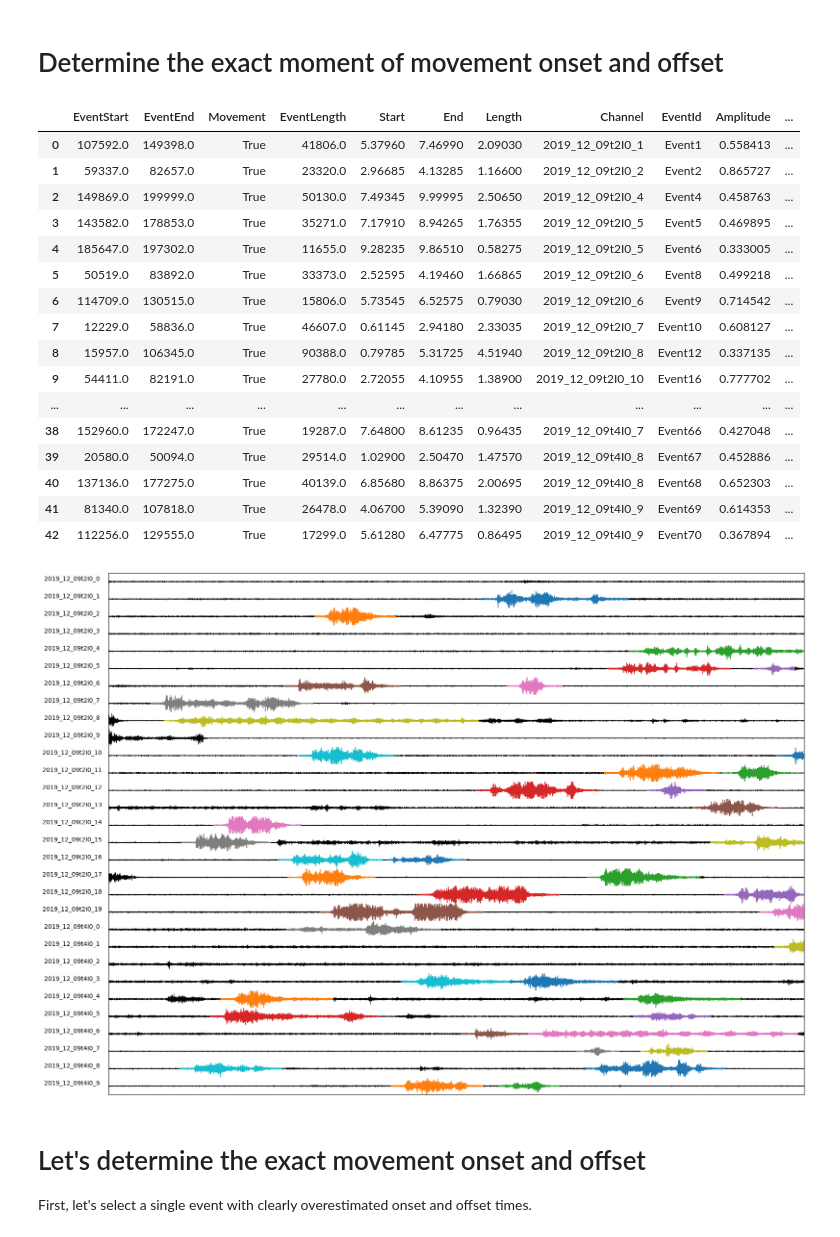
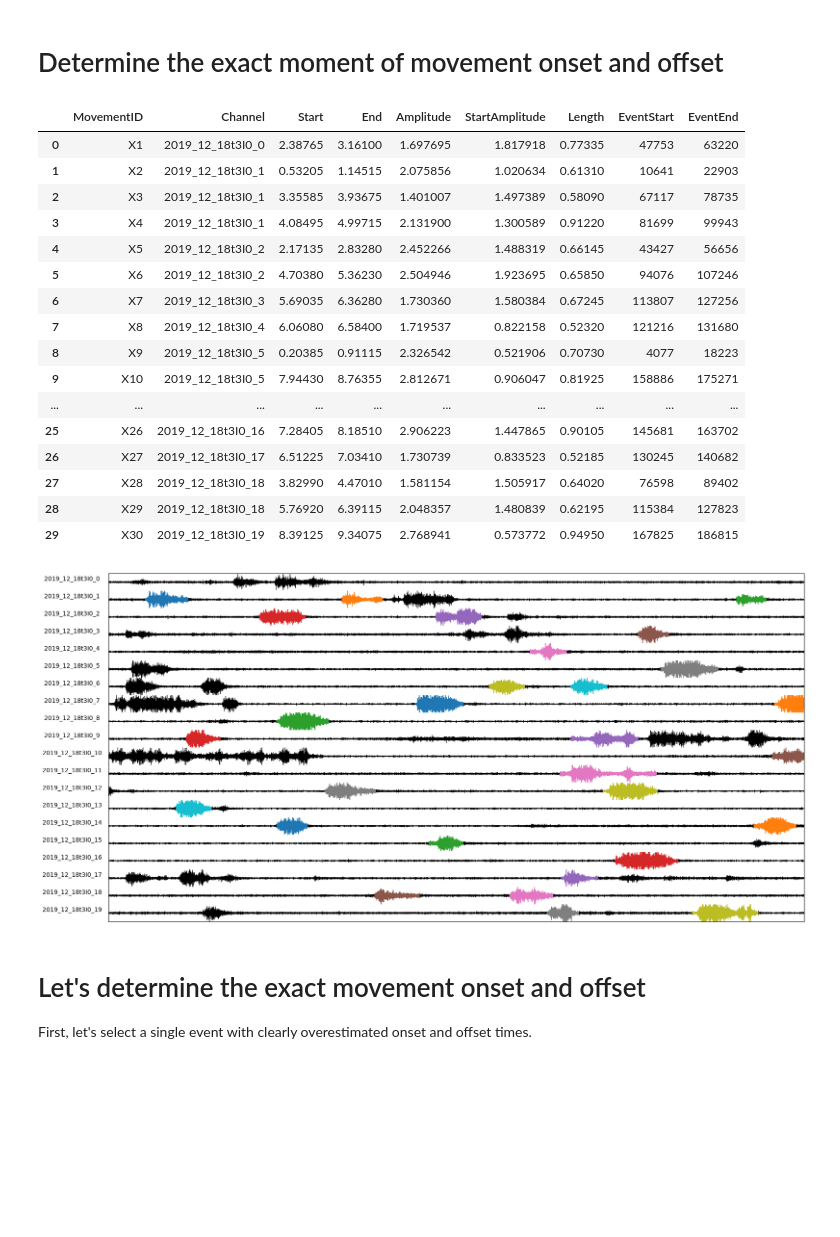
Before and after one commit to kerseviciute/spontaneous-movement, a Jupyter notebook: notebooks/emg2.ipynb, the cells around one changed output. Cells and saved outputs as stored; diff of their text form; code cells hidden in the pictures; blank space fills up the shorter version.

Commit message:
Update movement detection and filtering. Generate figures in the pipeline.

```diff
--- a/notebooks/emg2.ipynb
+++ b/notebooks/emg2.ipynb
@@ -10,28 +10,31 @@ with open('python/methods.py', 'r') as file:
     exec(file.read())
 # %%
-data = read_pickle('output/spontaneous-movement/W1/C1/emg/filter.pkl')
-events = read_pickle('output/spontaneous-movement/W1/C1/emg/quality_movement.pkl')
+data = read_pickle('../output/spontaneous-movement/W3/C10/emg/filter.pkl')
+# events = read_pickle('../output/spontaneous-movement/W1/C2/emg/movement_events.pkl')
+
+events = pd.read_csv('../output/spontaneous-movement-2/W3/C10/events2.csv')
 # %%
 events
 # %% [output]
-|  | EventStart | EventEnd | Movement | EventLength | Start | End | Length | Channel | EventId | Amplitude | ... |
-| 0 | 107592.0 | 149398.0 | True | 41806.0 | 5.37960 | 7.46990 | 2.09030 | 2019_12_09t2I0_1 | Event1 | 0.558413 | ... |
-| 1 | 59337.0 | 82657.0 | True | 23320.0 | 2.96685 | 4.13285 | 1.16600 | 2019_12_09t2I0_2 | Event2 | 0.865727 | ... |
-| 2 | 149869.0 | 199999.0 | True | 50130.0 | 7.49345 | 9.99995 | 2.50650 | 2019_12_09t2I0_4 | Event4 | 0.458763 | ... |
-| 3 | 143582.0 | 178853.0 | True | 35271.0 | 7.17910 | 8.94265 | 1.76355 | 2019_12_09t2I0_5 | Event5 | 0.469895 | ... |
-| 4 | 185647.0 | 197302.0 | True | 11655.0 | 9.28235 | 9.86510 | 0.58275 | 2019_12_09t2I0_5 | Event6 | 0.333005 | ... |
-| 5 | 50519.0 | 83892.0 | True | 33373.0 | 2.52595 | 4.19460 | 1.66865 | 2019_12_09t2I0_6 | Event8 | 0.499218 | ... |
-| 6 | 114709.0 | 130515.0 | True | 15806.0 | 5.73545 | 6.52575 | 0.79030 | 2019_12_09t2I0_6 | Event9 | 0.714542 | ... |
-| 7 | 12229.0 | 58836.0 | True | 46607.0 | 0.61145 | 2.94180 | 2.33035 | 2019_12_09t2I0_7 | Event10 | 0.608127 | ... |
-| 8 | 15957.0 | 106345.0 | True | 90388.0 | 0.79785 | 5.31725 | 4.51940 | 2019_12_09t2I0_8 | Event12 | 0.337135 | ... |
-| 9 | 54411.0 | 82191.0 | True | 27780.0 | 2.72055 | 4.10955 | 1.38900 | 2019_12_09t2I0_10 | Event16 | 0.777702 | ... |
-| ... | ... | ... | ... | ... | ... | ... | ... | ... | ... | ... | ... |
-| 38 | 152960.0 | 172247.0 | True | 19287.0 | 7.64800 | 8.61235 | 0.96435 | 2019_12_09t4I0_7 | Event66 | 0.427048 | ... |
-| 39 | 20580.0 | 50094.0 | True | 29514.0 | 1.02900 | 2.50470 | 1.47570 | 2019_12_09t4I0_8 | Event67 | 0.452886 | ... |
-| 40 | 137136.0 | 177275.0 | True | 40139.0 | 6.85680 | 8.86375 | 2.00695 | 2019_12_09t4I0_8 | Event68 | 0.652303 | ... |
-| 41 | 81340.0 | 107818.0 | True | 26478.0 | 4.06700 | 5.39090 | 1.32390 | 2019_12_09t4I0_9 | Event69 | 0.614353 | ... |
-| 42 | 112256.0 | 129555.0 | True | 17299.0 | 5.61280 | 6.47775 | 0.86495 | 2019_12_09t4I0_9 | Event70 | 0.367894 | ... |
+|  | MovementID | Channel | Start | End | Amplitude | StartAmplitude | Length | EventStart | EventEnd |
+| 0 | X1 | 2019_12_18t3I0_0 | 2.38765 | 3.16100 | 1.697695 | 1.817918 | 0.77335 | 47753 | 63220 |
+| 1 | X2 | 2019_12_18t3I0_1 | 0.53205 | 1.14515 | 2.075856 | 1.020634 | 0.61310 | 10641 | 22903 |
+| 2 | X3 | 2019_12_18t3I0_1 | 3.35585 | 3.93675 | 1.401007 | 1.497389 | 0.58090 | 67117 | 78735 |
+| 3 | X4 | 2019_12_18t3I0_1 | 4.08495 | 4.99715 | 2.131900 | 1.300589 | 0.91220 | 81699 | 99943 |
+| 4 | X5 | 2019_12_18t3I0_2 | 2.17135 | 2.83280 | 2.452266 | 1.488319 | 0.66145 | 43427 | 56656 |
+| 5 | X6 | 2019_12_18t3I0_2 | 4.70380 | 5.36230 | 2.504946 | 1.923695 | 0.65850 | 94076 | 107246 |
+| 6 | X7 | 2019_12_18t3I0_3 | 5.69035 | 6.36280 | 1.730360 | 1.580384 | 0.67245 | 113807 | 127256 |
+| 7 | X8 | 2019_12_18t3I0_4 | 6.06080 | 6.58400 | 1.719537 | 0.822158 | 0.52320 | 121216 | 131680 |
+| 8 | X9 | 2019_12_18t3I0_5 | 0.20385 | 0.91115 | 2.326542 | 0.521906 | 0.70730 | 4077 | 18223 |
+| 9 | X10 | 2019_12_18t3I0_5 | 7.94430 | 8.76355 | 2.812671 | 0.906047 | 0.81925 | 158886 | 175271 |
+| ... | ... | ... | ... | ... | ... | ... | ... | ... | ... |
+| 25 | X26 | 2019_12_18t3I0_16 | 7.28405 | 8.18510 | 2.906223 | 1.447865 | 0.90105 | 145681 | 163702 |
+| 26 | X27 | 2019_12_18t3I0_17 | 6.51225 | 7.03410 | 1.730739 | 0.833523 | 0.52185 | 130245 | 140682 |
+| 27 | X28 | 2019_12_18t3I0_18 | 3.82990 | 4.47010 | 1.581154 | 1.505917 | 0.64020 | 76598 | 89402 |
+| 28 | X29 | 2019_12_18t3I0_18 | 5.76920 | 6.39115 | 2.048357 | 1.480839 | 0.62195 | 115384 | 127823 |
+| 29 | X30 | 2019_12_18t3I0_19 | 8.39125 | 9.34075 | 2.768941 | 0.573772 | 0.94950 | 167825 | 186815 |
 # %%
+events = pd.read_csv('../output/spontaneous-movement-2/W3/C10/events2.csv')
 figure, axes = plt.subplots(nrows = len(data.ch_names), figsize = (20, 0.5 * len(data.ch_names)))
 plt.subplots_adjust(
     left = 0.1,
@@ -45,35 +48,35 @@ plt.subplots_adjust(
 x = data.times
 
 color_list = list(mcolors.TABLEAU_COLORS.keys())
 
 for i, channel in enumerate(data.ch_names):
     move_events = events[events['Channel'] == channel]
 
     y = data.get_data(picks = [i])[0]
 
     axes[i].plot(x, y, linewidth = 0.5, color = 'black')
-    axes[i].set_ylim(-4, 4)
+    axes[i].set_ylim(-10, 10)
     axes[i].get_xaxis().set_ticks([])
     axes[i].get_yaxis().set_ticks([])
     axes[i].set_ylabel(channel, rotation = 0, labelpad = 60, loc = 'center')
     axes[i].set_xlim(0, 10)
 
     for index, row in move_events.iterrows():
         start = int(row['EventStart'])
         end = int(row['EventEnd'])
         color = color_list[index % len(color_list)]
 
         axes[i].plot(x[start:end], y[start:end], linewidth = 1, color = color)
 
     if i != 0:
         axes[i].spines['top'].set_visible(False)
 
     if i != len(data.ch_names) - 1:
         axes[i].spines['bottom'].set_visible(False)
 
 plt.show()
 # %% [output]
-[figure, old version]
+[figure, new version]
 # %% [markdown]
 # Let's determine the exact movement onset and offset
 
```
Also changed, not shown: parts of 3 cells of this notebook, 22 other files.
